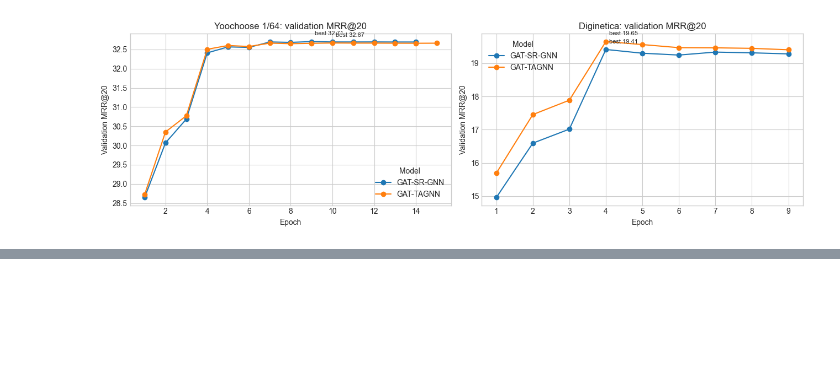
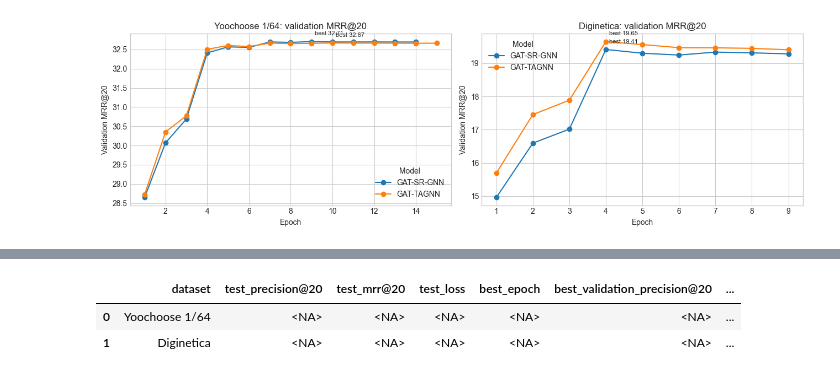
Before and after one commit to karolbystrek/Session-based-Recommendation-with-Graph-Attention-Networks, a Jupyter notebook: results_analysis.ipynb, the cells around one changed output, grey strips where cells are left out. Cells and saved outputs as stored; diff of their text form; code cells hidden in the pictures; blank space fills up the shorter version.

```diff
--- a/results_analysis.ipynb
+++ b/results_analysis.ipynb
@@ -234,0 +427,82 @@ These comparisons are descriptive rather than a direct proof of GAT superiority
+# %%
+from IPython.display import display
+
+RESULTS_LEGACY = RESULTS_DIR
+RESULTS_REVISION = PROJECT_ROOT / "results-2"
+_required = [
+    (RESULTS_LEGACY / "gat_sr_gnn_results.csv", "baseline GAT-SR-GNN"),
+    (RESULTS_LEGACY / "gat_tagnn_results.csv", "baseline GAT-TAGNN"),
+    (RESULTS_REVISION / "gat_sr_gnn_results.csv", "revised GAT-SR-GNN"),
+]
+for csv_path, label in _required:
+    if not csv_path.is_file():
+        raise FileNotFoundError(
+            f"{label}: expected `{csv_path}`. Archive prior exports under results-1/ and copy revised runs into results-2/."
+        )
+
+sr_base = pd.read_csv(RESULTS_LEGACY / "gat_sr_gnn_results.csv")
+tag_base = pd.read_csv(RESULTS_LEGACY / "gat_tagnn_results.csv")
+sr_rev = pd.read_csv(RESULTS_REVISION / "gat_sr_gnn_results.csv")
+
+datasets_order = sr_rev["dataset"].tolist()
+
+
+def revision_placeholder(reference_columns):
+    rows = []
+    for ds in datasets_order:
+        row = {col: pd.NA for col in reference_columns if col != "dataset"}
+        row["dataset"] = ds
+        row["checkpoint_path"] = "pending: add results-2/gat_tagnn_results.csv after rerun"
+        rows.append(row)
+    return pd.DataFrame(rows, columns=reference_columns)
+
+
+tag_rev_path = RESULTS_REVISION / "gat_tagnn_results.csv"
+tag_rev = (
+    pd.read_csv(tag_rev_path)
+    if tag_rev_path.is_file()
+    else revision_placeholder(list(sr_rev.columns))
+)
+
+
+def build_metric_compare(title, baseline_df, revision_df):
+    metrics = ["test_precision@20", "test_mrr@20"]
+    b = baseline_df.set_index("dataset")[metrics].rename(
+        columns={c: f"{c}_results-1" for c in metrics}
+    )
+    r = revision_df.set_index("dataset")[metrics].rename(
+        columns={c: f"{c}_results-2" for c in metrics}
+    )
+    merged = b.join(r, how="outer")
+    merged[f"Δ_test_precision@20"] = merged["test_precision@20_results-2"] - merged[
+        "test_precision@20_results-1"
+    ]
+    merged[f"Δ_test_mrr@20"] = merged["test_mrr@20_results-2"] - merged["test_mrr@20_results-1"]
+    out = merged.reset_index()
+    out.insert(0, "model", title)
+    return out
+
+
+compare_sr = build_metric_compare("GAT-SR-GNN", sr_base, sr_rev)
+compare_tag = build_metric_compare("GAT-TAGNN", tag_base, tag_rev)
+
+sr_style_cols = [
+    "test_precision@20_results-1",
+    "test_precision@20_results-2",
+    "test_mrr@20_results-1",
+    "test_mrr@20_results-2",
+]
+delta_cols = ["Δ_test_precision@20", "Δ_test_mrr@20"]
+
+print("GAT-SR-GNN: test metrics (results-1 vs results-2)")
+display(bold_numeric_column_max(compare_sr[["model", "dataset", *sr_style_cols, *delta_cols]]))
+
+
+print("\nGAT-TAGNN: baseline vs results-2 (plain table; Δ is NA until rerun CSV exists)")
+display(compare_tag[["model", "dataset", *sr_style_cols, *delta_cols]])
+
+
+if not tag_rev_path.is_file():
+    print("\nGAT-TAGNN `results-2/` export (placeholder rows; same columns as training `gat_tagnn_results.csv`).")
+display(tag_rev)
+# %% [output]
@@ -234,0 +518,3 @@ These comparisons are descriptive rather than a direct proof of GAT superiority
+|  | dataset | test_precision@20 | test_mrr@20 | test_loss | best_epoch | best_validation_precision@20 | ... |
+| 0 | Yoochoose 1/64 | <NA> | <NA> | <NA> | <NA> | <NA> | ... |
+| 1 | Diginetica | <NA> | <NA> | <NA> | <NA> | <NA> | ... |
```
Also changed, not shown: parts of 8 cells of this notebook, 31 other files.
